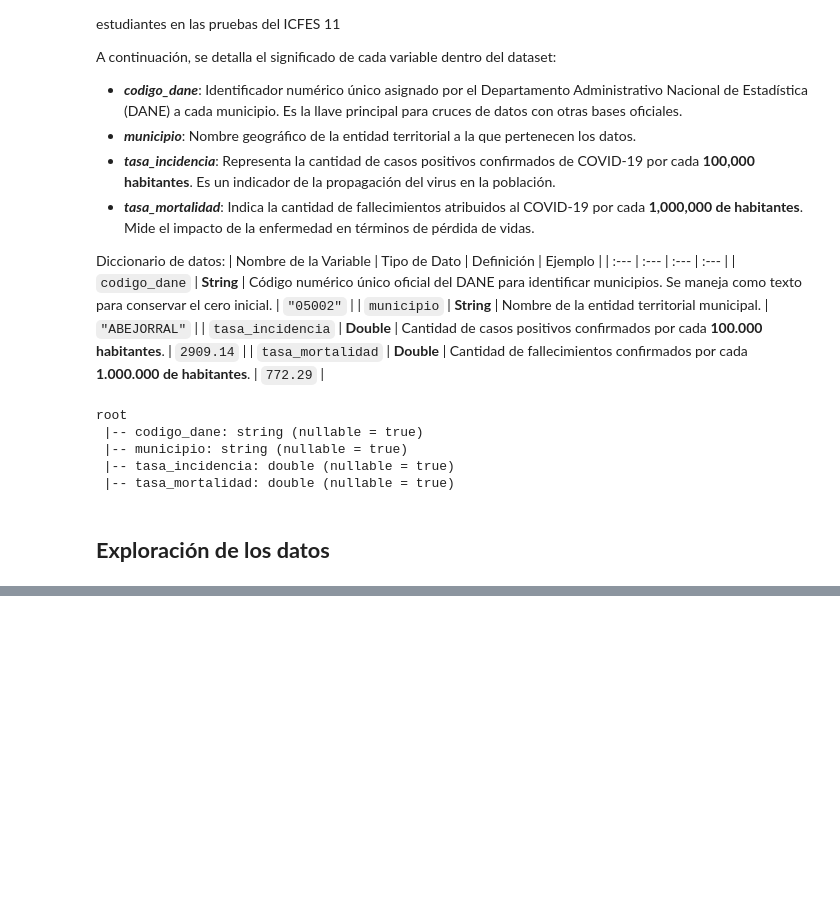
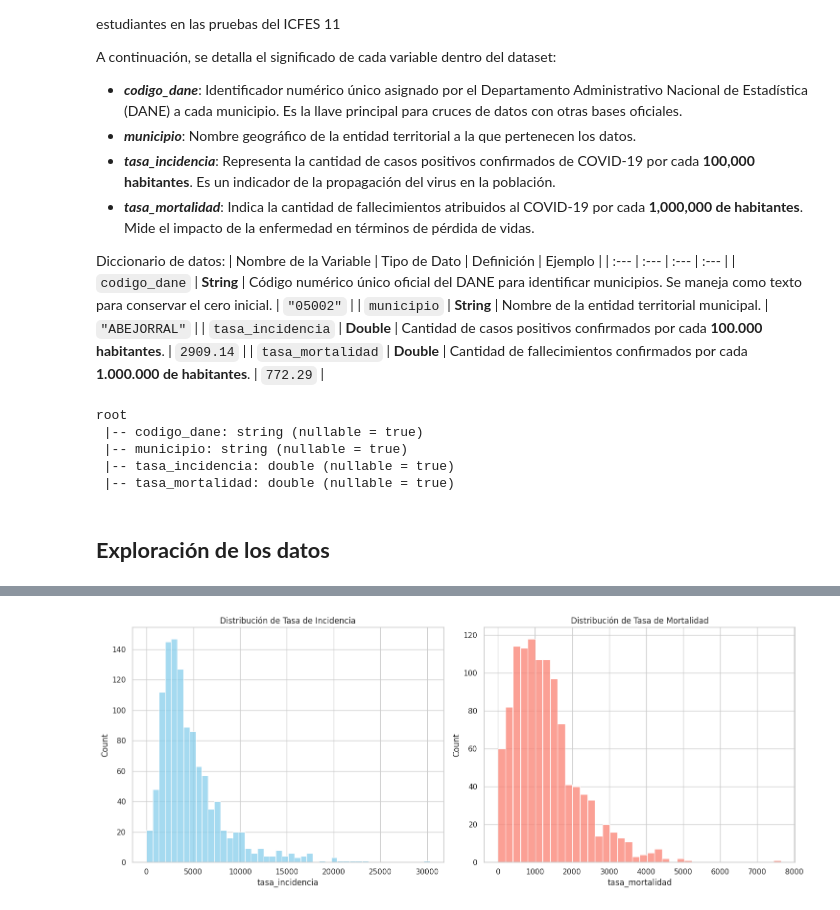
Before and after one commit to Exmator/proyecto_procesamiento, a Jupyter notebook: notebooks/analisis_exploratorio_covid_municipio.ipynb, the cells around one changed output, grey strips where cells are left out. Drawn from its saved outputs; the diff is of its cells as text; code cells hidden in the pictures; blank space fills up the shorter version.

```diff
--- a/notebooks/analisis_exploratorio_covid_municipio.ipynb
+++ b/notebooks/analisis_exploratorio_covid_municipio.ipynb
@@ -129,0 +159,14 @@ print(f"El coeficiente de correlación de Pearson es: {correlacion}")
+# %%
+# --- FIGURA DE HISTOGRAMAS ---
+fig_hist, axes_hist = plt.subplots(1, 2, figsize=(15, 6))
+
+sns.histplot(pdf['tasa_incidencia'], ax=axes_hist[0], color='skyblue')
+axes_hist[0].set_title('Distribución de Tasa de Incidencia')
+
+sns.histplot(pdf['tasa_mortalidad'], ax=axes_hist[1], color='salmon')
+axes_hist[1].set_title('Distribución de Tasa de Mortalidad')
+
+plt.tight_layout()
+plt.show()
+# %% [output]
+[figure, added]
```
Also changed, not shown: parts of 17 cells of this notebook.
